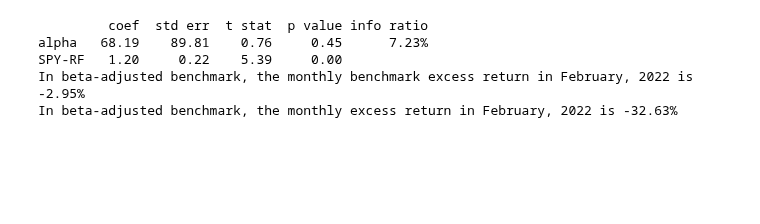
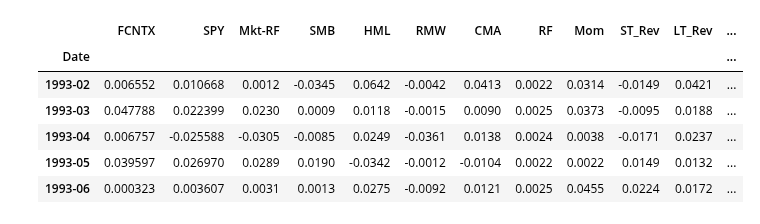
Before and after one commit to learn-investments/notebooks, a Jupyter notebook: funds and taxes/evaluation of mutual funds.ipynb, the cells around one changed output. Saved outputs shown, nothing was run; the diff lists cells and outputs as text; code cells hidden in the pictures; blank space fills up the shorter version.

Commit message:
update funds

```diff
--- a/funds and taxes/evaluation of mutual funds.ipynb
+++ b/funds and taxes/evaluation of mutual funds.ipynb
@@ -7 +25,13 @@
+# %%
+# fund returns
+rets = yf.download(TICKER,start='1970-01-01', progress=False)
+rets = rets['Adj Close'].resample('M').last().pct_change().dropna()
+rets.name = TICKER
+rets.index = rets.index.to_period('M')
+# %%
+# benchmark returns
+benchmark = yf.download(BENCHMARK,start='1970-01-01', progress=False)
+benchmark = benchmark['Adj Close'].resample('M').last().pct_change().dropna()
+benchmark.name = BENCHMARK
+benchmark.index = benchmark.index.to_period('M')
 # %%
@@ -21,26 +45,2 @@ ff48 = pdr("48_Industry_Portfolios", "famafrench", start=1900)[0]/100
 
 facts = pd.concat((ff5, Mom, ST_Rev, LT_Rev), axis=1).dropna()
-# %%
-# Example
-ticker = 'Meta'
-tick = 'Meta-RF'
-TICKER = pdr(ticker, 'yahoo', start=1970)
-TICKER = TICKER['Adj Close'].resample('M').last().pct_change().dropna()
-TICKER.name = ticker
-TICKER.index = TICKER.index.to_period('M')
-ret = TICKER
-
-'''etfs: 'SPY = S&P 500 ETF', 'IVE = S&P 500 Value ETF', 'IVW = S&P 500 Growth ETF',
-'IWB = Russell 1000 ETF', 'IWD = Russell 1000 Value ETF', 'IWF = Russell 1000 Growth ETF',
-'IWM = Russell 2000 ETF', 'IWN = Russell 2000 Value ETF', 'IWO = Russell 2000 Growth ETF',
-IWV = Russell 3000 ETF'
-'''
-benchmark = pdr('SPY', 'yahoo', start=1970)
-benchmark = benchmark['Adj Close'].resample('M').last().pct_change().dropna()
-benchmark.name = 'SPY'
-benchmark.index = benchmark.index.to_period('M')
-
-df = pd.concat((ret, benchmark, facts), axis=1).dropna()
-df['Meta-RF'] = df.Meta - df.RF
-df['SPY-RF'] = df.SPY - df.RF
-df.head()
@@ -84,23 +47,14 @@ In the simple benchmark, the benchmark return of Meta in May, 2022 is 3.80%
-# %%
-# Beta-adjusted Benchmark
-# active return = return in excess of the beta-adjusted benchmark return
-result = sm.OLS(df[tick], sm.add_constant(df['SPY-RF'])).fit()
-tbl = (result.summary2().tables[1])
-tbl = tbl[tbl.columns[:-2]]
-tbl.columns = ['coef', 'std err', 't stat', 'p value']
-tbl.index = ['alpha', 'SPY-RF']
-tbl.loc['alpha', 'coef'] = 100 * 100 * tbl.loc['alpha', 'coef']
-tbl.loc['alpha', 'std err'] = 100 * 100 * tbl.loc['alpha', 'std err']
-tbl = tbl.round(2)
-tbl['info ratio'] = ''
-info = result.params['const'] / np.sqrt(result.mse_resid)
-tbl.loc['alpha', 'info ratio'] = f'{info:.2%}'
-print(tbl)
-print('In beta-adjusted benchmark, the monthly benchmark excess return in February, 2022 is {:.2%}'.format(df['SPY-RF']['2022-02']))
-print('In beta-adjusted benchmark, the monthly excess return in February, 2022 is {:.2%}'.format(df['Meta-RF']['2022-02']))
-# %% [output]
-         coef  std err  t stat  p value info ratio
-alpha   68.19    89.81    0.76     0.45      7.23%
-SPY-RF   1.20     0.22    5.39     0.00
-In beta-adjusted benchmark, the monthly benchmark excess return in February, 2022 is -2.95%
-In beta-adjusted benchmark, the monthly excess return in February, 2022 is -32.63%
+# %%
+# combine data
+df = pd.concat((rets, benchmark, facts), axis=1).dropna()
+df[TICKER + '-RF']   = df[TICKER] - df.RF
+df[BENCHMARK +'-RF'] = df[BENCHMARK] - df.RF
+df.head()
+# %% [output]
+|  | FCNTX | SPY | Mkt-RF | SMB | HML | RMW | CMA | RF | Mom | ST_Rev | LT_Rev | ... |
+| Date |  |  |  |  |  |  |  |  |  |  |  | ... |
+| 1993-02 | 0.006552 | 0.010668 | 0.0012 | -0.0345 | 0.0642 | -0.0042 | 0.0413 | 0.0022 | 0.0314 | -0.0149 | 0.0421 | ... |
+| 1993-03 | 0.047788 | 0.022399 | 0.0230 | 0.0009 | 0.0118 | -0.0015 | 0.0090 | 0.0025 | 0.0373 | -0.0095 | 0.0188 | ... |
+| 1993-04 | 0.006757 | -0.025588 | -0.0305 | -0.0085 | 0.0249 | -0.0361 | 0.0138 | 0.0024 | 0.0038 | -0.0171 | 0.0237 | ... |
+| 1993-05 | 0.039597 | 0.026970 | 0.0289 | 0.0190 | -0.0342 | -0.0012 | -0.0104 | 0.0022 | 0.0022 | 0.0149 | 0.0132 | ... |
+| 1993-06 | 0.000323 | 0.003607 | 0.0031 | 0.0013 | 0.0275 | -0.0092 | 0.0121 | 0.0025 | 0.0455 | 0.0224 | 0.0172 | ... |
```
Also changed, not shown: parts of 16 cells of this notebook.
